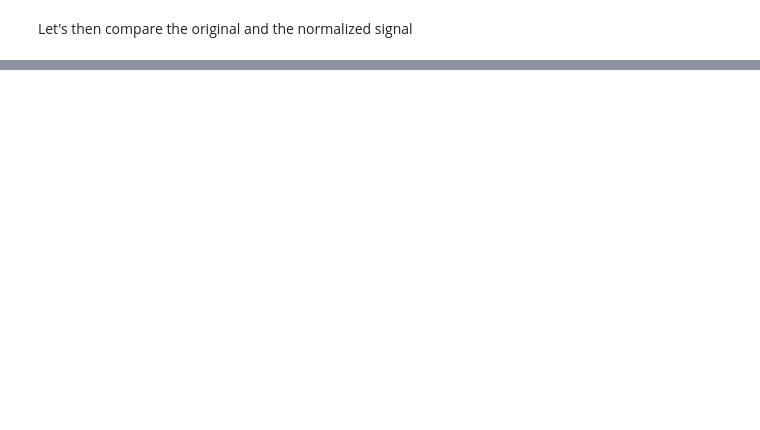
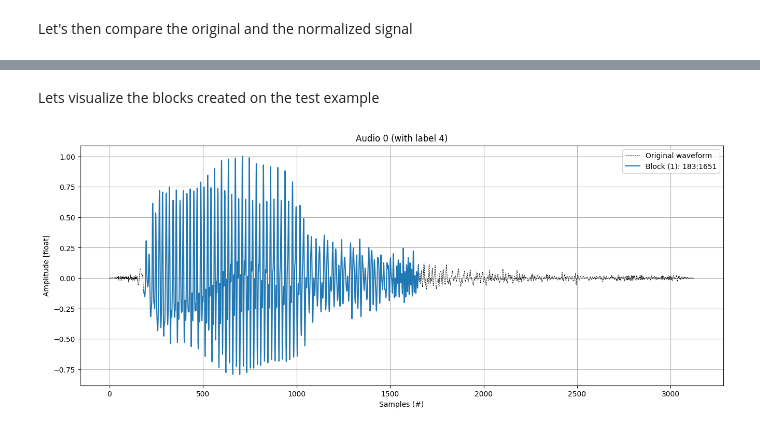
Before and after one commit to Ciovino/lab7-dsl, a Jupyter notebook: 07Lab_analysis.ipynb, the cells around one changed output, grey strips where cells are left out. Cells and saved outputs as stored; diff of their text form; code cells hidden in the pictures; blank space fills up the shorter version.

```diff
--- a/07Lab_analysis.ipynb
+++ b/07Lab_analysis.ipynb
@@ -188,0 +259,25 @@ plt.show()
+# %% [markdown]
+Lets visualize the blocks created on the test example
+# %%
+fig, ax = plt.subplots(figsize = (16, 6))
+
+intervals = split_audio_blocks(peak_test, threshold = .1)
+
+# full waveform
+samples_axis = np.linspace(0, peak_test.shape[0], peak_test.shape[0])
+ax.plot(samples_axis, peak_test, label = 'Original waveform', linestyle = '--', linewidth = .6, c='black')
+
+for i, interval in enumerate(intervals):
+    # draw new line on top of the original plot for each interval
+    interval_samples = np.linspace(interval[0], interval[1], interval[2])
+    ax.plot(interval_samples, peak_test[interval[0]:interval[1]], label = f'Block ({i+1}): {interval[0]}:{interval[1]}')
+
+ax.set_xlabel(xlabel = 'Samples (#)')
+ax.set_ylabel(ylabel = 'Amplitude [float]')
+ax.legend()
+ax.grid()
+
+plt.title(f'Audio {test_element.name} (with label {test_element['label']})')
+plt.show()
+# %% [output]
+[figure, added]
```
Also changed, not shown: parts of 15 cells of this notebook.
